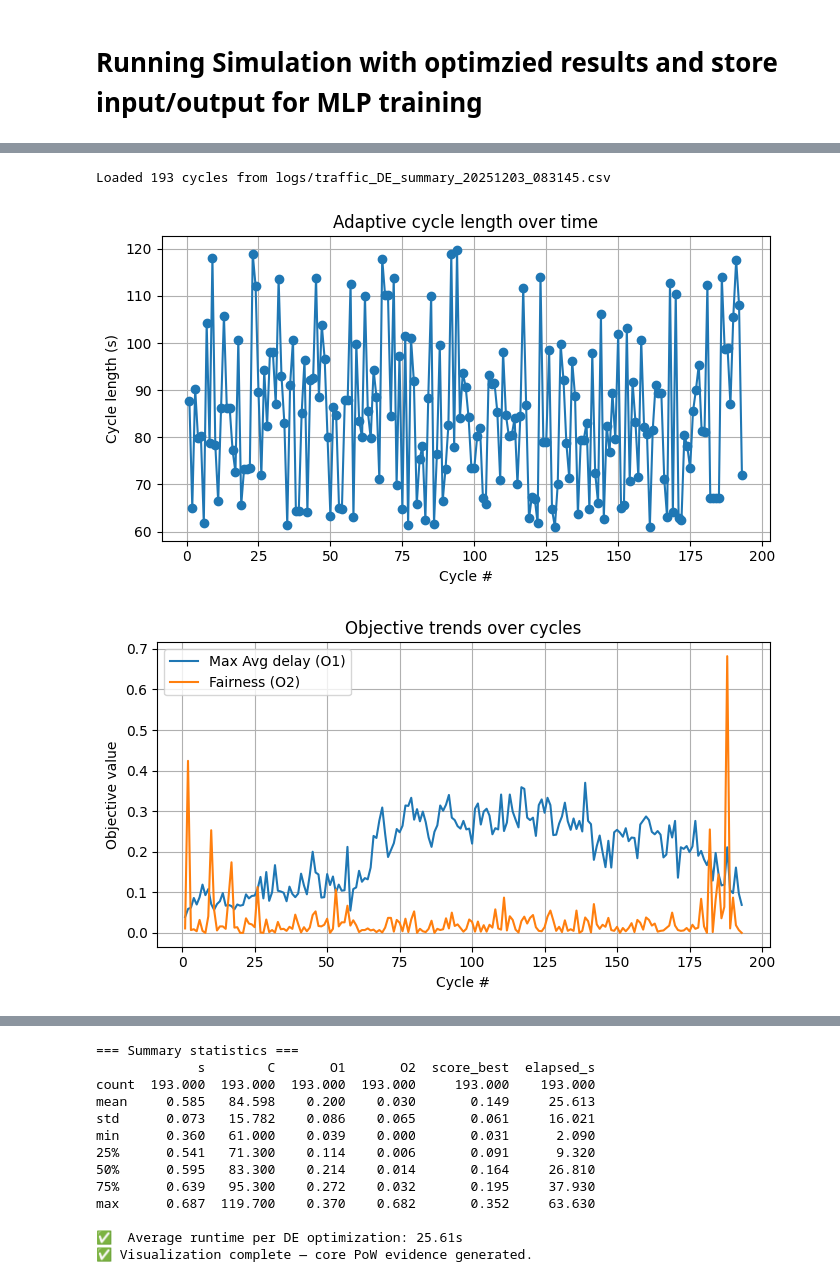
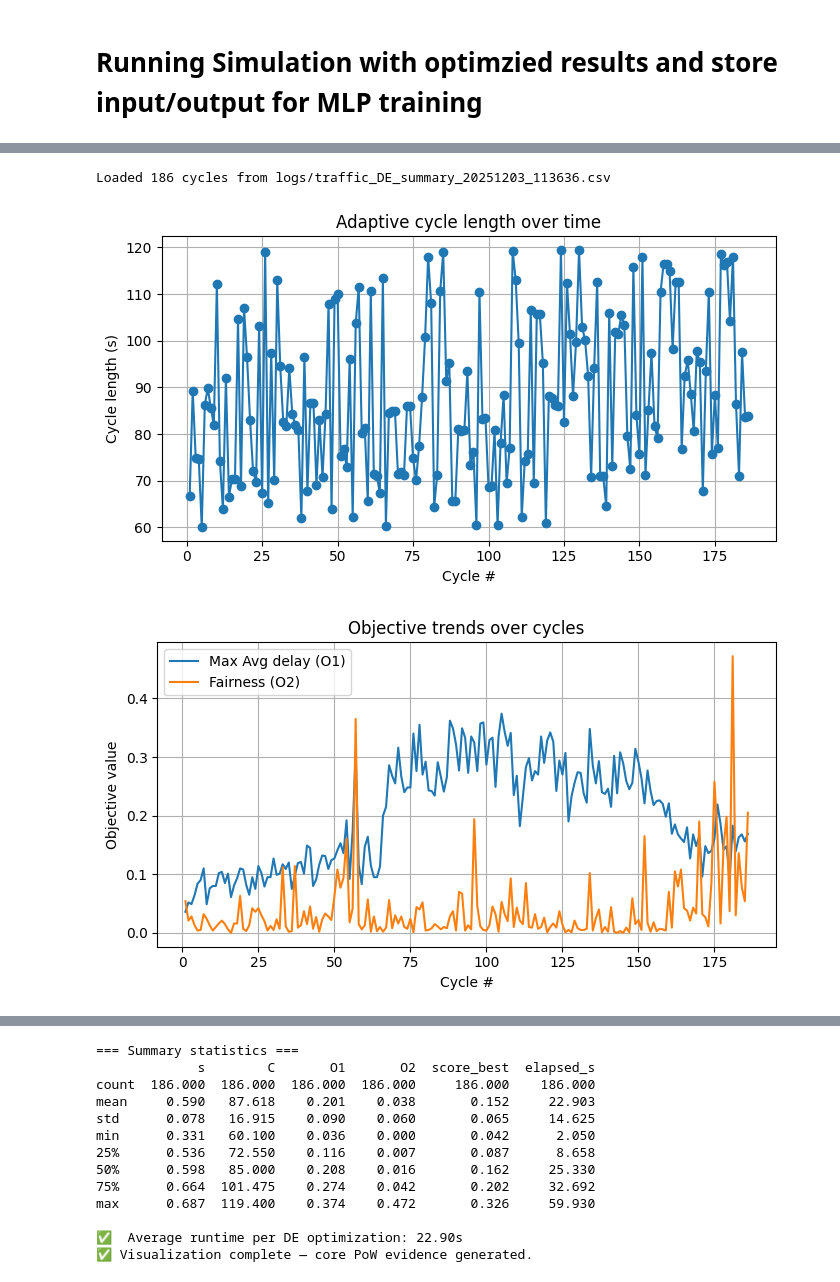
Before and after one commit to Kaos1105/EA_traffic_control, a Jupyter notebook: controller.ipynb, the cells around one changed output, grey strips where cells are left out. Drawn from its saved outputs; the diff is of its cells as text; code cells hidden in the pictures.

```diff
--- a/controller.ipynb
+++ b/controller.ipynb
@@ -77,9 +205,9 @@ Time passed at cycle 194: 16237.0s.
 # %%
 from src import config
 from src.utils import visualize_pow_results
 
-visualize_pow_results(log_dir=config.LOG_DIR, suffix="20251203_083145")
+visualize_pow_results(log_dir=config.LOG_DIR, suffix="20251203_113636")
 # %% [output]
-Loaded 193 cycles from logs/traffic_DE_summary_20251203_083145.csv
+Loaded 186 cycles from logs/traffic_DE_summary_20251203_113636.csv
-[figure, old version]
+[figure, new version]
-[figure, old version]
+[figure, new version]
@@ -88,15 +216,15 @@ Loaded 193 cycles from logs/traffic_DE_summary_20251203_083145.csv
 === Summary statistics ===
              s        C       O1       O2  score_best  elapsed_s
-count  193.000  193.000  193.000  193.000     193.000    193.000
-mean     0.585   84.598    0.200    0.030       0.149     25.613
-std      0.073   15.782    0.086    0.065       0.061     16.021
-min      0.360   61.000    0.039    0.000       0.031      2.090
-25%      0.541   71.300    0.114    0.006       0.091      9.320
-50%      0.595   83.300    0.214    0.014       0.164     26.810
-75%      0.639   95.300    0.272    0.032       0.195     37.930
-max      0.687  119.700    0.370    0.682       0.352     63.630
+count  186.000  186.000  186.000  186.000     186.000    186.000
+mean     0.590   87.618    0.201    0.038       0.152     22.903
+std      0.078   16.915    0.090    0.060       0.065     14.625
+min      0.331   60.100    0.036    0.000       0.042      2.050
+25%      0.536   72.550    0.116    0.007       0.087      8.658
+50%      0.598   85.000    0.208    0.016       0.162     25.330
+75%      0.664  101.475    0.274    0.042       0.202     32.692
+max      0.687  119.400    0.374    0.472       0.326     59.930
 
-✅  Average runtime per DE optimization: 25.61s
+✅  Average runtime per DE optimization: 22.90s
 ✅ Visualization complete — core PoW evidence generated.
 # %%
 from src.de_experiment import baseline_simulation
```
Also changed, not shown: parts of 7 cells of this notebook, 5 other files.
